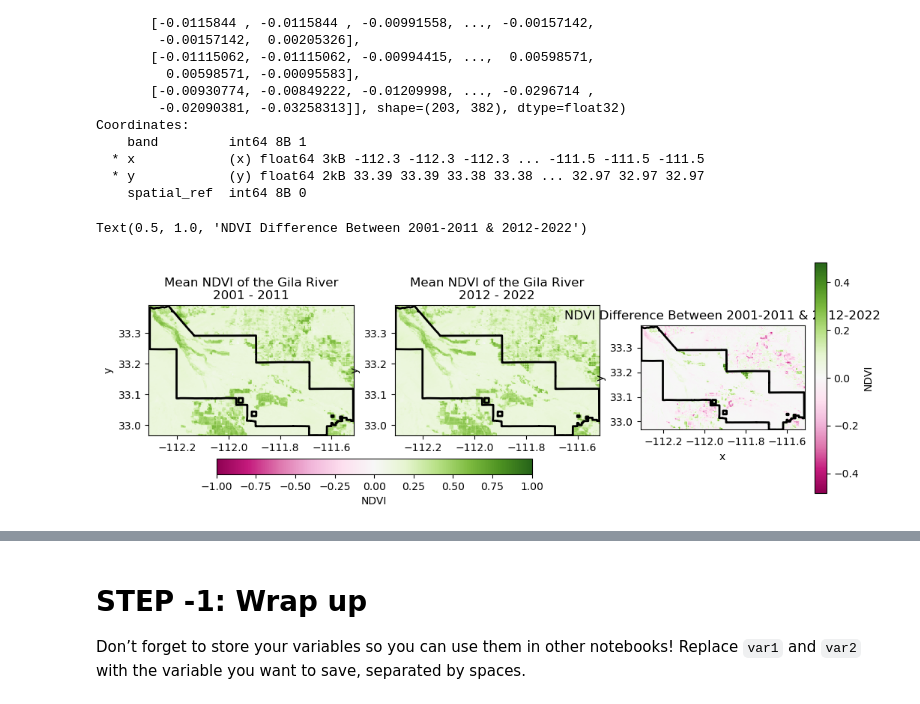
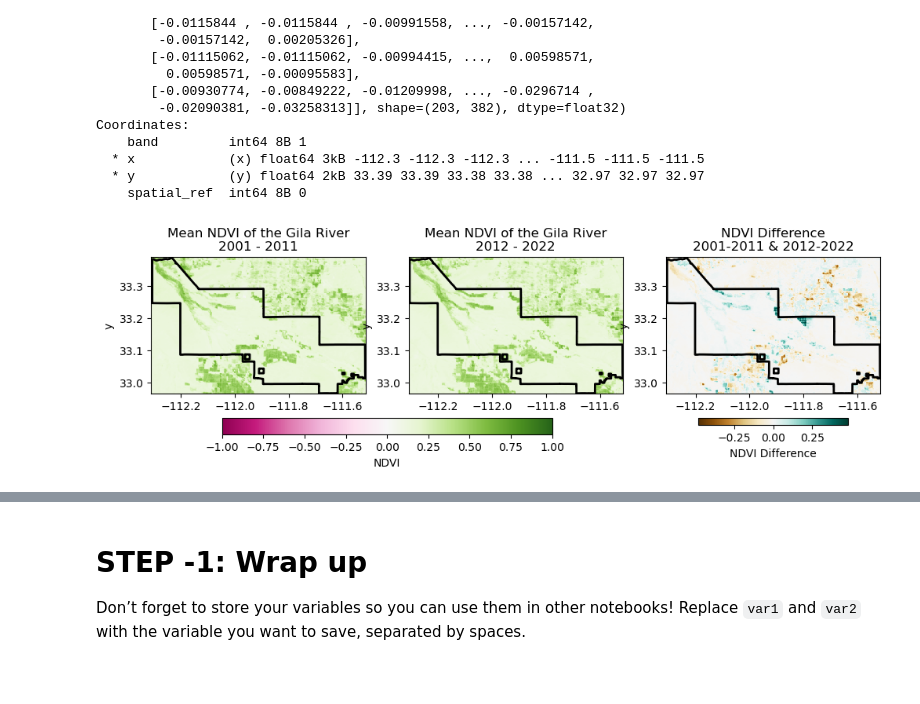
Before and after one commit to earthlab-education/04-vegetation-natshoff, a Jupyter notebook: notebooks/vegetation-03-plot.ipynb, the cells around one changed output, grey strips where cells are left out. Cells and saved outputs as stored; diff of their text form; code cells hidden in the pictures; blank space fills up the shorter version.

Commit message:
finishing plot notebook

```diff
--- a/notebooks/vegetation-03-plot.ipynb
+++ b/notebooks/vegetation-03-plot.ipynb
@@ -201,36 +207,43 @@ gila_gdf.plot(ax=axes[0], edgecolor='black',
               facecolor='none', linewidth=2)
 axes[0].set_title("Mean NDVI of the Gila River\n2001 - 2011")
 
 
 # Recent NDVI
 ndvi_2012_2022.plot(ax=axes[1],
                     cmap=plt.cm.PiYG,
                     vmin=-1,vmax=1,
                     add_colorbar=False)
 # Plot boundary
 gila_gdf.plot(ax=axes[1], edgecolor='black',
               facecolor='none', linewidth=2)
 axes[1].set_title("Mean NDVI of the Gila River\n2012 - 2022")
 
 # Add in scale for first two plots
 cbar1 = fig.colorbar(im1,
                     ax=axes[:2],
                     shrink=0.7,
                     orientation="horizontal",
                     pad=0.1)
 cbar1.set_label("NDVI")
 
 
 # Difference in NDVI
 im2 = ndvi_diff.plot(ax=axes[2],
-                     cmap=plt.cm.PiYG,
+                     cmap=plt.cm.BrBG,
                      add_colorbar=False)
 # Plot boundary
 gila_gdf.plot(ax=axes[2], edgecolor='black',
               facecolor='none', linewidth=2)
-axes[2].set_title("NDVI Difference Between 2001-2011 & 2012-2022")
+axes[2].set_title("NDVI Difference\n2001-2011 & 2012-2022")
+
+# Add in scale for difference plots
+cbar2 = fig.colorbar(im2,
+                    ax=axes[2],
+                    shrink=0.7,
+                    orientation="horizontal",
+                    pad=0.1)
+cbar2.set_label("NDVI Difference")
 # %% [output]
-Text(0.5, 1.0, 'NDVI Difference Between 2001-2011 & 2012-2022')
-[figure, old version]
+[figure, new version]
 # %%
 # Plot difference - interactive
```
Also changed, not shown: parts of 3 cells of this notebook.
